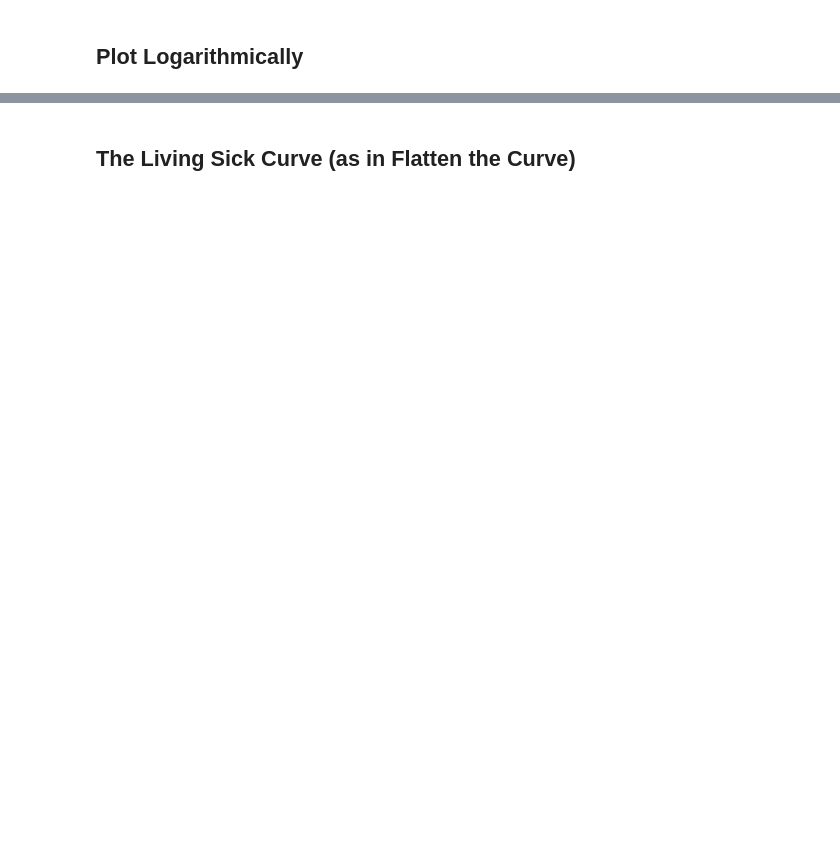
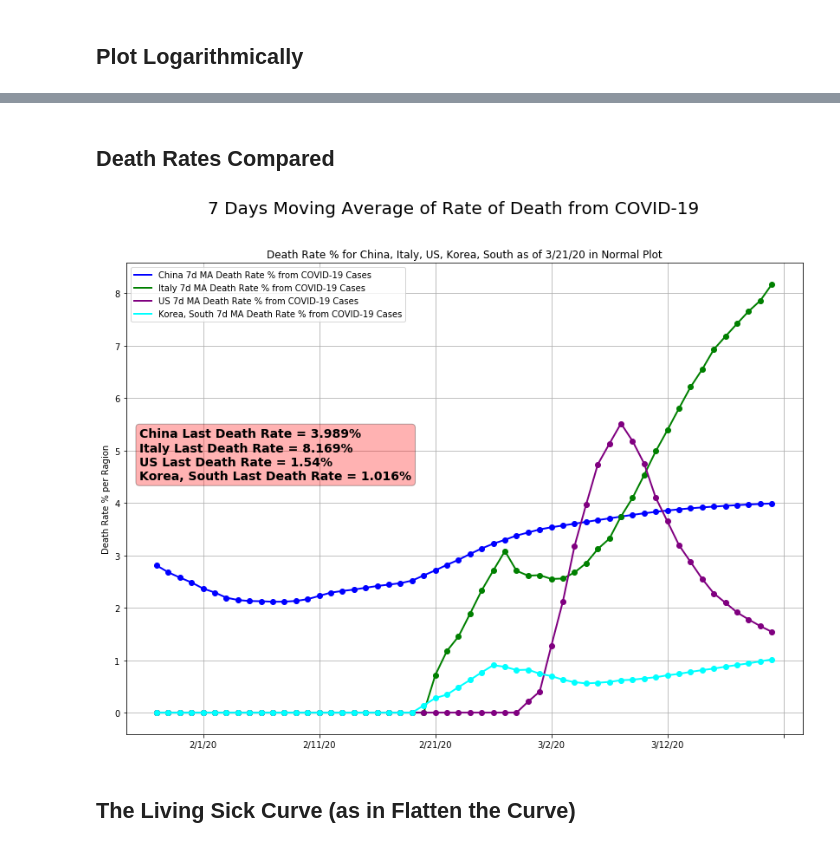
Before and after one commit to sabawi/COVID-19-R-NAUGHT, a Jupyter notebook: covid-19-r-naught.ipynb, the cells around one changed output, grey strips where cells are left out. Cells and saved outputs as stored; diff of their text form; code cells hidden in the pictures; blank space fills up the shorter version.

```diff
--- a/covid-19-r-naught.ipynb
+++ b/covid-19-r-naught.ipynb
@@ -128,3 +132,50 @@ plt.show()
+# %% [markdown]
+## Death Rates Compared
+# %%
+## Plot theDeath Rates
+regions_list = ['China','Italy','US', 'Korea, South']
+colors = ['blue','green','purple', 'cyan']
+if region not in regions_list:
+    regions_list.insert(0,region)
+    colors.insert(0,'red')
+
+list2string = ', '.join([str(elem) for elem in regions_list])
+title = 'Death Rate % for '+ list2string +' as of '+ str(us_df_cumulative.index[-1]) +' in Normal Plot'
+text_strings = []
+fig, ax = plt.subplots(figsize=(14,10))
+
+i = 0
+MAperiod = 7
+for r in regions_list:
+    colname3 = r+' '+str(MAperiod) +'d MA Death Rate % from COVID-19 Cases'
+
+    deaths_count = df_deaths[df_deaths['Country/Region'].values == r].copy(deep=True)
+    confirmed_count = df_confirmed[df_confirmed['Country/Region'].values == r].copy(deep=True)
+
+    df_confirmed_cum = pd.DataFrame(confirmed_count[dates].sum(), columns=[colname3])
+    df_deaths_cum = pd.DataFrame(deaths_count[dates].sum(), columns=[colname3])
+    df2 = pd.DataFrame(df_deaths_cum * 100 / df_confirmed_cum, columns=[colname3])
+    df2[colname3] = df2[colname3].fillna(0)
+    df2['dates'] = dates
+
+    df2[colname3].rolling(window=MAperiod).mean().plot(ax=ax,logy=False,c=colors[i], lw=2, title = title)
+    #df2.plot.scatter(ax=ax,logy=False,c=colors[i],x='dates',y=colname3,lw=2)
+    ax.plot(  df2[colname3].rolling(window=MAperiod).mean(),'o',c=colors[i],lw=8)
+    text_strings.append(regions_list[i] + ' Last Death Rate = ' + str(np.round(df2[colname3].rolling(window=MAperiod).mean()[-1:][0],3)) + '%')
+    i = i +1
+
+fig.suptitle(str(MAperiod)+' Days Moving Average of Rate of Death from COVID-19',size=20)
+textstr = '\n'.join([str(elem) for elem in text_strings])
+props = dict(boxstyle='round', facecolor='red', alpha=0.3)
+ax.text(0.02, 0.65, textstr, transform=ax.transAxes, fontsize=14,fontweight='heavy',fontfamily='sans-serif',
+        verticalalignment='top', bbox=props)
+
+plt.ylabel('Death Rate % per Ragion')
+ax.legend()
+ax.grid(True,which="both")
+plt.show()
+# %% [output]
+[figure, added]
 # %% [markdown]
 ## The Living Sick Curve (as in Flatten the Curve)
 # %%
```
Also changed, not shown: parts of 6 cells of this notebook.
